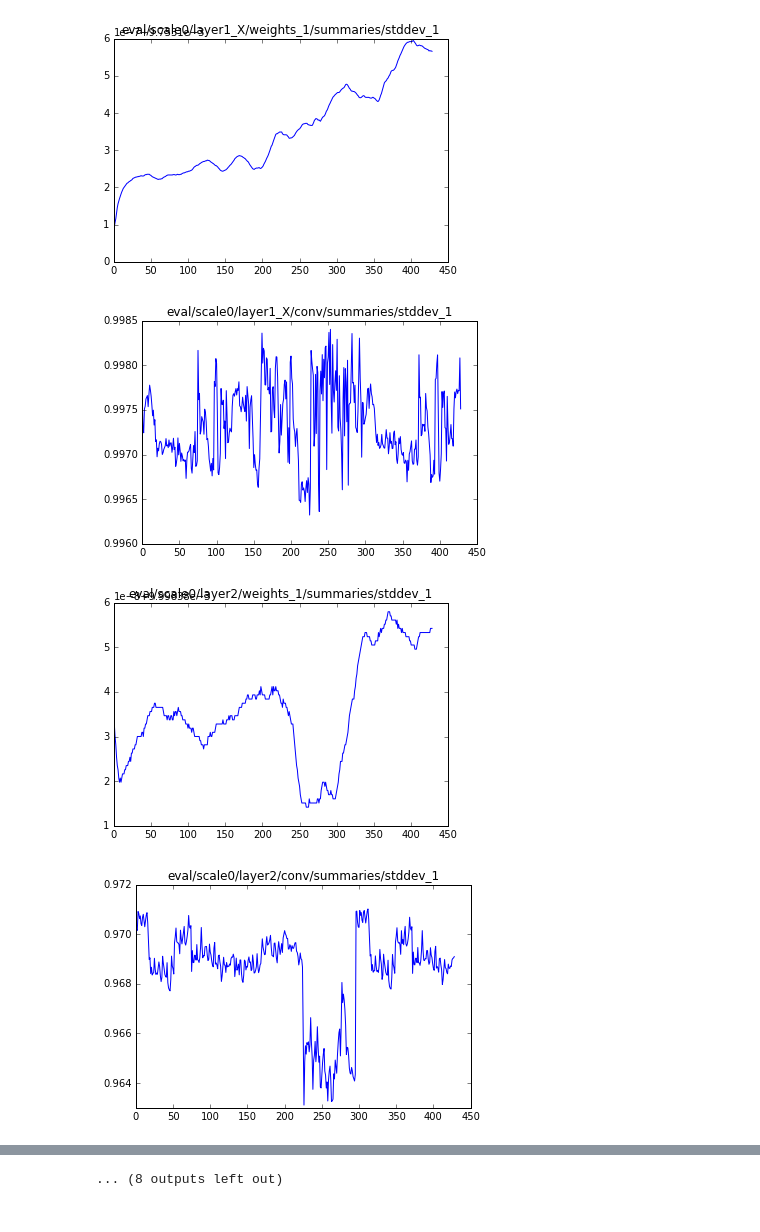
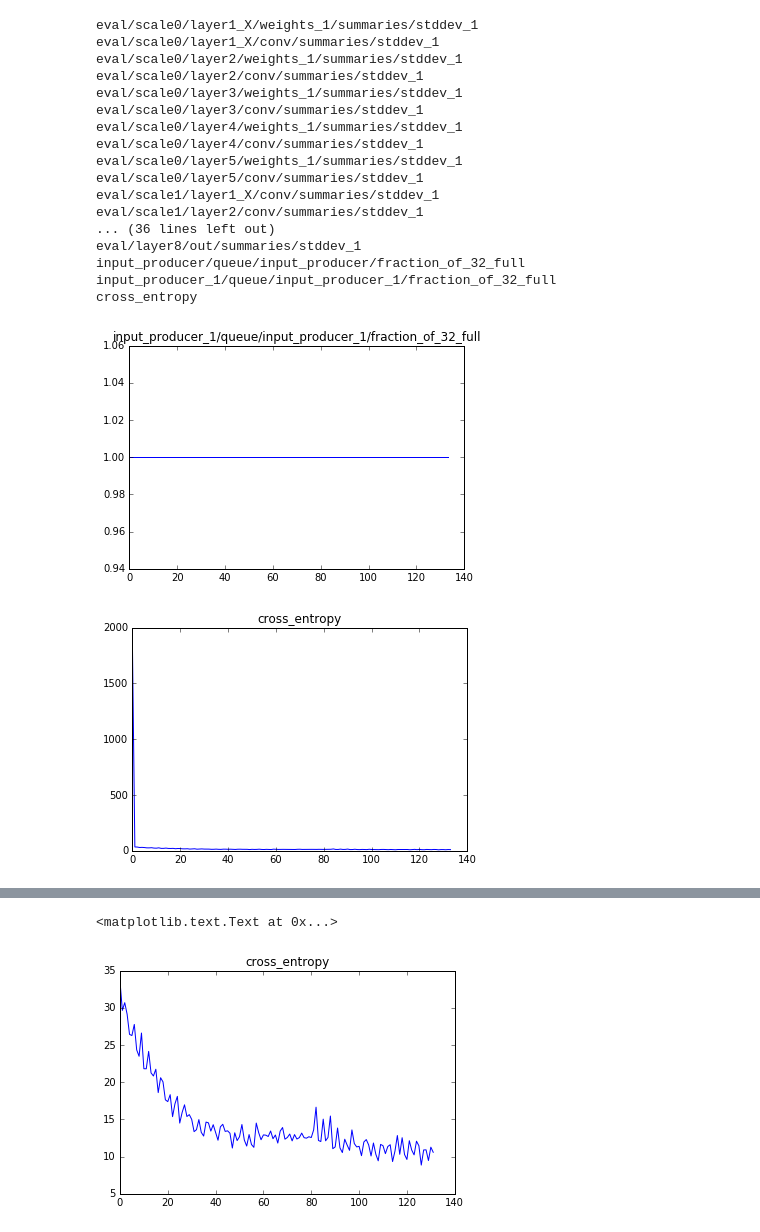
Before and after one commit to mkabra/poseTF, a Jupyter notebook: cellSummary.ipynb, the cells around one changed output, grey strips where cells are left out. Saved outputs shown, nothing was run; the diff lists cells and outputs as text; code cells hidden in the pictures.

```diff
--- a/cellSummary.ipynb
+++ b/cellSummary.ipynb
@@ -1,7 +1,7 @@
 # %%
 import tensorflow as tf
 
-efile = '/home/mayank/work/poseEstimation/cache/romainLegBottom/eval_train_summary/events.out.tfevents.1483696542.mayankWS'
+efile = '/home/mayank/work/poseEstimation/cache/romainLegBottom/eval_test_summary/events.out.tfevents.1484832405.mayankWS'
 # %%
 
 vals = []
@@ -17,13 +17,32 @@ for aa in tf.train.summary_iterator(efile):
         first = False
     for ndx,bb in enumerate(aa.summary.value):
         vals[ndx].append(bb.simple_value)
+# %%
+for n in names:
+    print n
+# %% [output]
+eval/scale0/layer1_X/weights_1/summaries/stddev_1
+eval/scale0/layer1_X/conv/summaries/stddev_1
+eval/scale0/layer2/weights_1/summaries/stddev_1
+eval/scale0/layer2/conv/summaries/stddev_1
+eval/scale0/layer3/weights_1/summaries/stddev_1
+eval/scale0/layer3/conv/summaries/stddev_1
+eval/scale0/layer4/weights_1/summaries/stddev_1
+eval/scale0/layer4/conv/summaries/stddev_1
+eval/scale0/layer5/weights_1/summaries/stddev_1
+eval/scale0/layer5/conv/summaries/stddev_1
+eval/scale1/layer1_X/conv/summaries/stddev_1
+eval/scale1/layer2/conv/summaries/stddev_1
+... (36 lines left out)
+eval/layer8/out/summaries/stddev_1
+input_producer/queue/input_producer/fraction_of_32_full
+input_producer_1/queue/input_producer_1/fraction_of_32_full
+cross_entropy
 # %%
-for ndx in range(20):
+for ndx in range(50,len(names)):
     plt.figure()
     plt.plot(vals[ndx])
     plt.title(names[ndx])
 # %% [output]
-[figure, old version]
+[figure, new version]
-[figure, old version]
+[figure, new version]
-[figure, removed]
-[figure, removed]
@@ -38 +49,8 @@ for ndx in range(20):
-... (8 outputs left out)
+# %%
+ndx = 51
+plt.figure()
+plt.plot(vals[ndx][2:])
+plt.title(names[ndx])
+# %% [output]
+<matplotlib.text.Text at 0x...>
+[figure, added]
```
Also changed, not shown: parts of 1 cell of this notebook, 10 other files.
